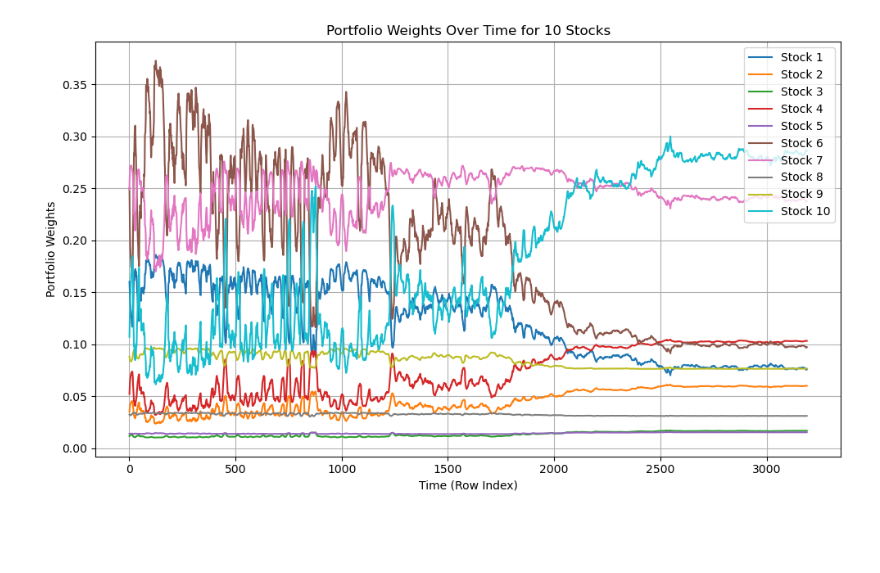
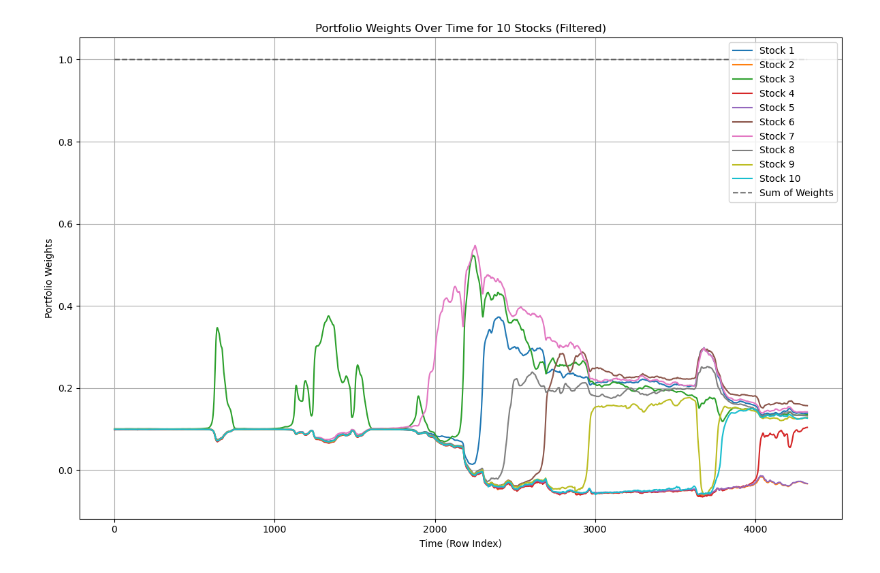
Before and after one commit to KVInator/MTP-Work, a Jupyter notebook: notebooks/visualise.ipynb, the cells around one changed output. Drawn from its saved outputs; the diff is of its cells as text; code cells hidden in the pictures; blank space fills up the shorter version.

```diff
--- a/notebooks/visualise.ipynb
+++ b/notebooks/visualise.ipynb
@@ -1,33 +1,53 @@
 # %%
 import pandas as pd
 import matplotlib.pyplot as plt
+import numpy as np
 
 # Load the portfolio weights from the CSV file
-file_path = r'/Users/pranayvij/MTP-Work/results/portfolio_weights.csv'  # Adjust this path as per your setup
+#file_path = r'/Users/pranayvij/MTP-Work/results/portfolio_weights_mcs.csv'
+file_path = r'/Users/pranayvij/MTP-Work/results/portfolio_weights_full.csv'
+
 portfolio_weights = pd.read_csv(file_path, header=None)
 
-# Drop the first column (dates)
-portfolio_weights = portfolio_weights.drop(columns=[0])
+# Replace infinite values and NaNs with 0
+portfolio_weights = portfolio_weights.replace([np.inf, -np.inf], np.nan).fillna(0)
 
-# Generate x-axis values (1, 2, 3, ..., number of rows)
-x_values = range(1, len(portfolio_weights) + 1)
+# Exclude the first timestamp by slicing from the second row onward
+portfolio_weights = portfolio_weights.iloc[1:].reset_index(drop=True)
 
-# Plot the portfolio weights for all 10 stocks
-plt.figure(figsize=(10, 6))
+# Define a threshold to identify and exclude rows with extreme values
+extreme_threshold = 1000
+extreme_rows = (portfolio_weights.abs() > extreme_threshold).any(axis=1)
 
-# Loop through the columns (assuming each column represents one stock's weight)
-for i in range(portfolio_weights.shape[1]):
-    plt.plot(x_values, portfolio_weights.iloc[:, i], label=f'Stock {i+1}')
+# Filter out rows where weights are too extreme
+filtered_weights = portfolio_weights[~extreme_rows].reset_index(drop=True)
+
+# Calculate row sums to check if weights sum to 1
+row_sums = filtered_weights.sum(axis=1)
+if not np.allclose(row_sums, 1, atol=0.01):
+    print("Warning: Portfolio weights do not sum to 1 at some timesteps.")
+
+# Generate x-axis values for each valid timestep
+x_values = range(1, len(filtered_weights) + 1)
+
+# Plot the portfolio weights for all stocks
+plt.figure(figsize=(12, 8))
+for i in range(filtered_weights.shape[1]):
+    plt.plot(x_values, filtered_weights.iloc[:, i], label=f'Stock {i+1}')
+
+# Plot the row sums to verify the weights' sum behavior over time
+plt.plot(x_values, row_sums, label="Sum of Weights", linestyle="--", color="black", alpha=0.5)
+
 
 # Customize plot appearance
 plt.xlabel('Time (Row Index)')
 plt.ylabel('Portfolio Weights')
-plt.title('Portfolio Weights Over Time for 10 Stocks')
+plt.title('Portfolio Weights Over Time for 10 Stocks (Filtered)')
 plt.legend(loc='upper right')
 plt.grid(True)
 plt.tight_layout()
 
 # Show the plot
 plt.show()
 # %% [output]
-[figure, old version]
+[figure, new version]
```
Also changed, not shown: parts of 1 cell of this notebook, 34 other files.
